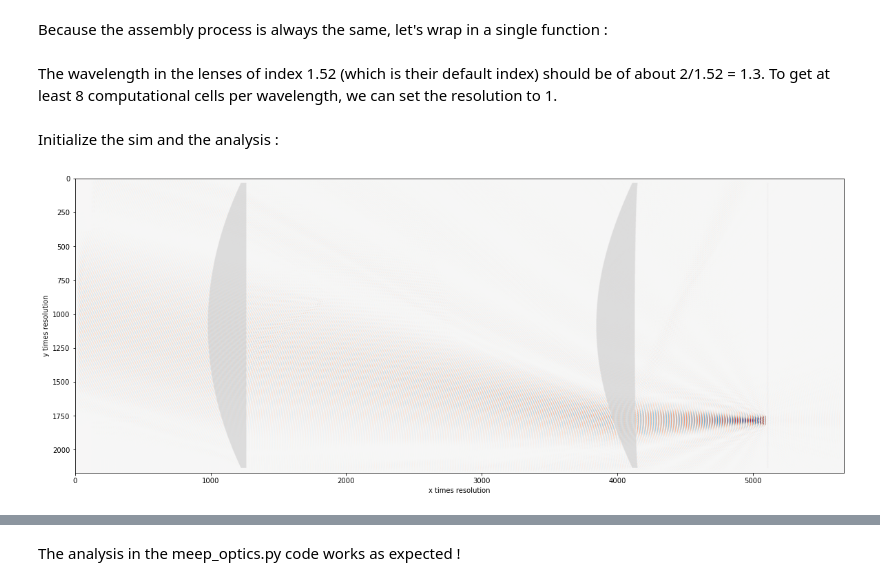
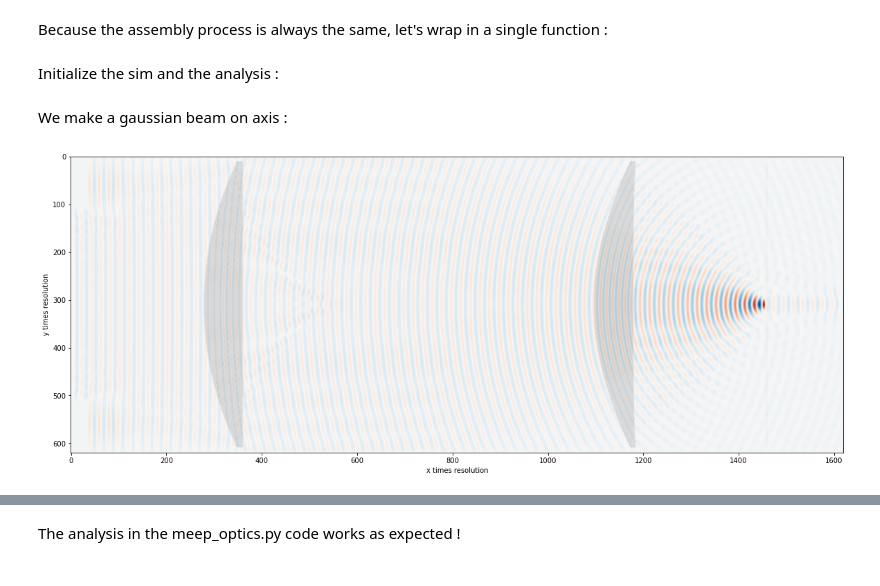
Before and after one commit to MolinAlexei/MEEPART, a Jupyter notebook: Optical_system_analysis.ipynb, the cells around one changed output, grey strips where cells are left out. Saved outputs shown, nothing was run; the diff lists cells and outputs as text; code cells hidden in the pictures.

```diff
--- a/Optical_system_analysis.ipynb
+++ b/Optical_system_analysis.ipynb
@@ -52,6 +52,6 @@ We choose a wavelength of 10. The PML layer is fixed to half a wavelength.
 # %%
-wavelength = 2
-res = 7
+wavelength = 10
+res = 2
 dpml = 5
 # %% [markdown]
 Because the assembly process is always the same, let's wrap in a single function :
@@ -70,8 +70,6 @@ def system_assembly(lens1, lens2, aperture_stop, image_plane, res, dpml):
     opt_sys.write_h5file()
 
     return opt_sys
-# %% [markdown]
-The wavelength in the lenses of index 1.52 (which is their default index) should be of about 2/1.52 = 1.3. To get at least 8 computational cells per wavelength, we can set the resolution to 1.
 # %%
 opt_sys = system_assembly(lens1, lens2, aperture_stop, image_plane, res = res, dpml = dpml)
 # %% [markdown]
@@ -79,12 +77,14 @@ Initialize the sim and the analysis :
 # %%
 sim = Sim(opt_sys)
 analysis = Analysis(sim)
+# %% [markdown]
+We make a gaussian beam on axis :
 # %%
 sim.define_source(wavelength = wavelength, sourcetype = 'Gaussian beam',
-                      x=754.704, y= 100, beam_width = 10,
+                      x=754.704, y= 0, beam_width = 10,
                       focus_pt_x= 0, focus_pt_y=0, size_x = 0, size_y=10)
 
 sim.run_sim(runtime = 800, sim_resolution = res)
 sim.plot_efield()
 # %% [output]
-[figure, old version]
+[figure, new version]
```
Also changed, not shown: parts of 59 cells of this notebook.
